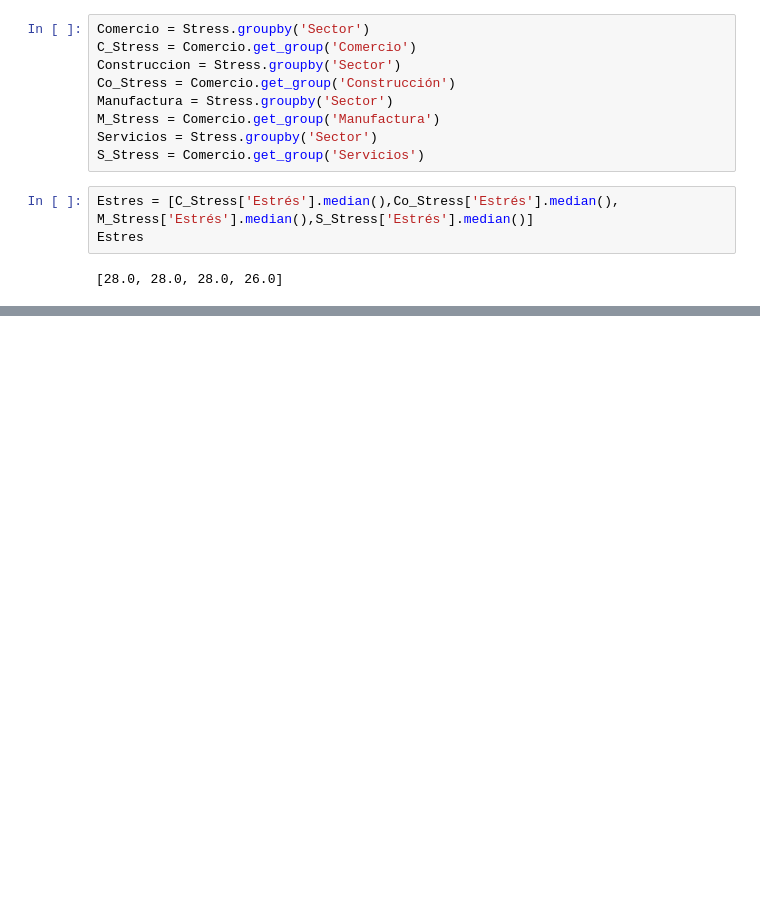
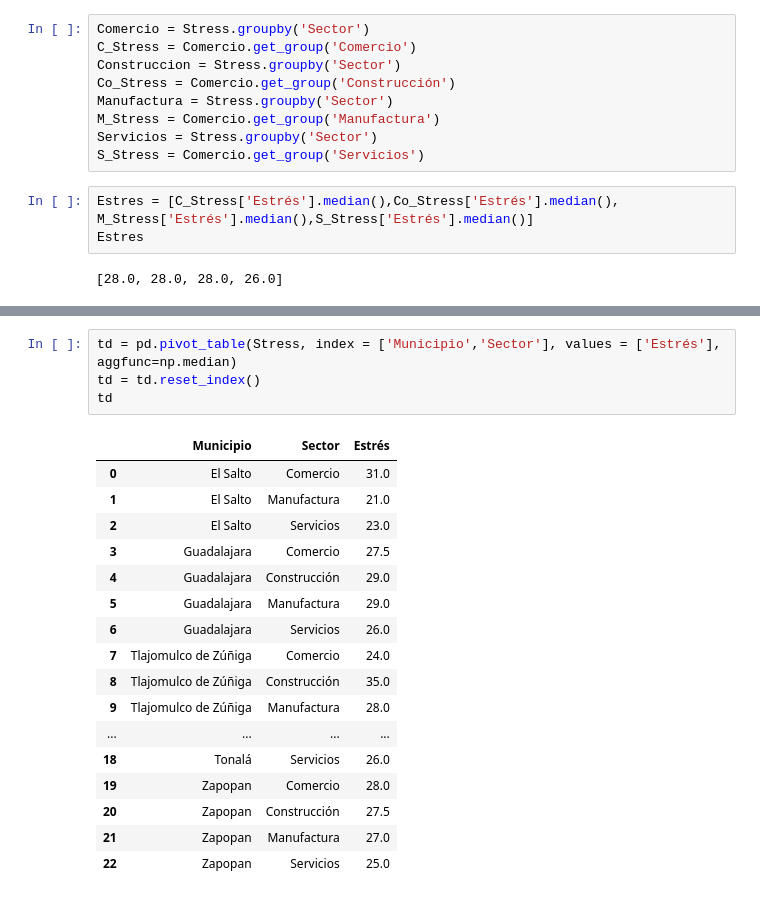
Before and after one commit to IFFranciscoME/Urban_Lab_Desarrollo, a Jupyter notebook: Job/Stress Analysis.ipynb, the cells around one changed output, grey strips where cells are left out. Saved outputs shown, nothing was run; the diff lists cells and outputs as text; blank space fills up the shorter version.

```diff
--- a/Job/Stress Analysis.ipynb
+++ b/Job/Stress Analysis.ipynb
@@ -57,0 +103,22 @@ fig.show()
+# %%
+td = pd.pivot_table(Stress, index = ['Municipio','Sector'], values = ['Estrés'], aggfunc=np.median)
+td = td.reset_index()
+td
+# %% [output]
+|  | Municipio | Sector | Estrés |
+| 0 | El Salto | Comercio | 31.0 |
+| 1 | El Salto | Manufactura | 21.0 |
+| 2 | El Salto | Servicios | 23.0 |
+| 3 | Guadalajara | Comercio | 27.5 |
+| 4 | Guadalajara | Construcción | 29.0 |
+| 5 | Guadalajara | Manufactura | 29.0 |
+| 6 | Guadalajara | Servicios | 26.0 |
+| 7 | Tlajomulco de Zúñiga | Comercio | 24.0 |
+| 8 | Tlajomulco de Zúñiga | Construcción | 35.0 |
+| 9 | Tlajomulco de Zúñiga | Manufactura | 28.0 |
+| ... | ... | ... | ... |
+| 18 | Tonalá | Servicios | 26.0 |
+| 19 | Zapopan | Comercio | 28.0 |
+| 20 | Zapopan | Construcción | 27.5 |
+| 21 | Zapopan | Manufactura | 27.0 |
+| 22 | Zapopan | Servicios | 25.0 |
```
Also changed, not shown: parts of 16 cells of this notebook, 3 other files.
